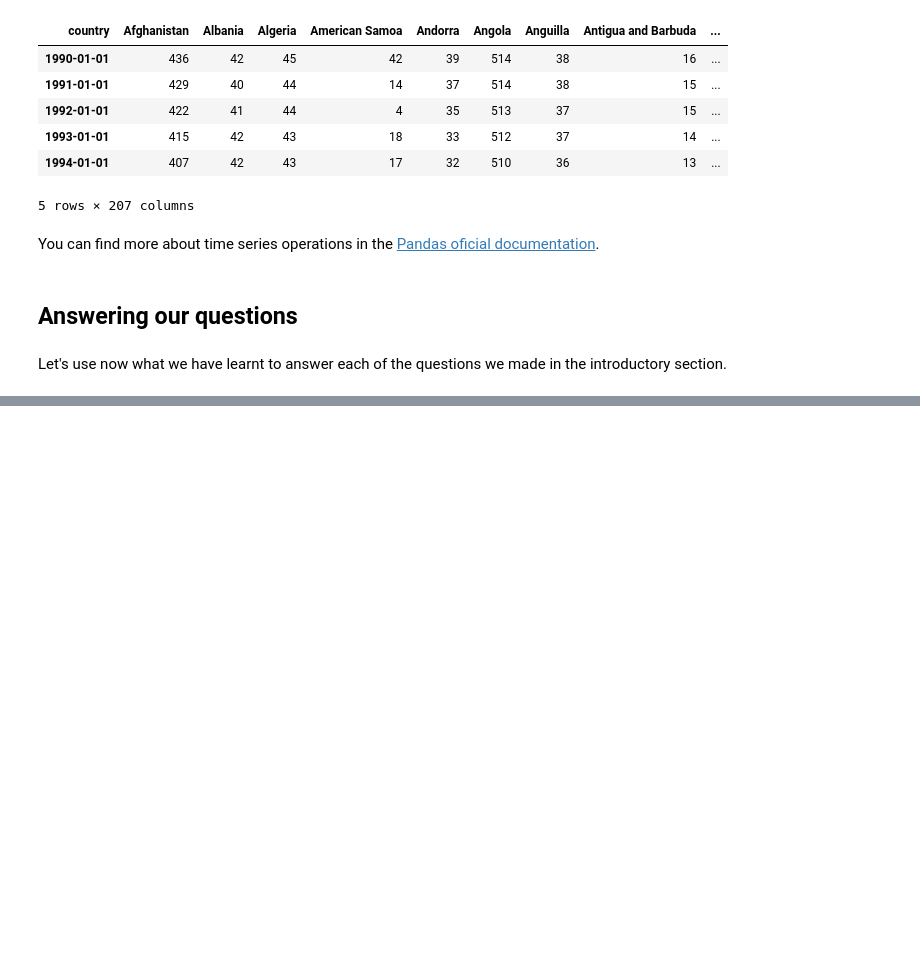
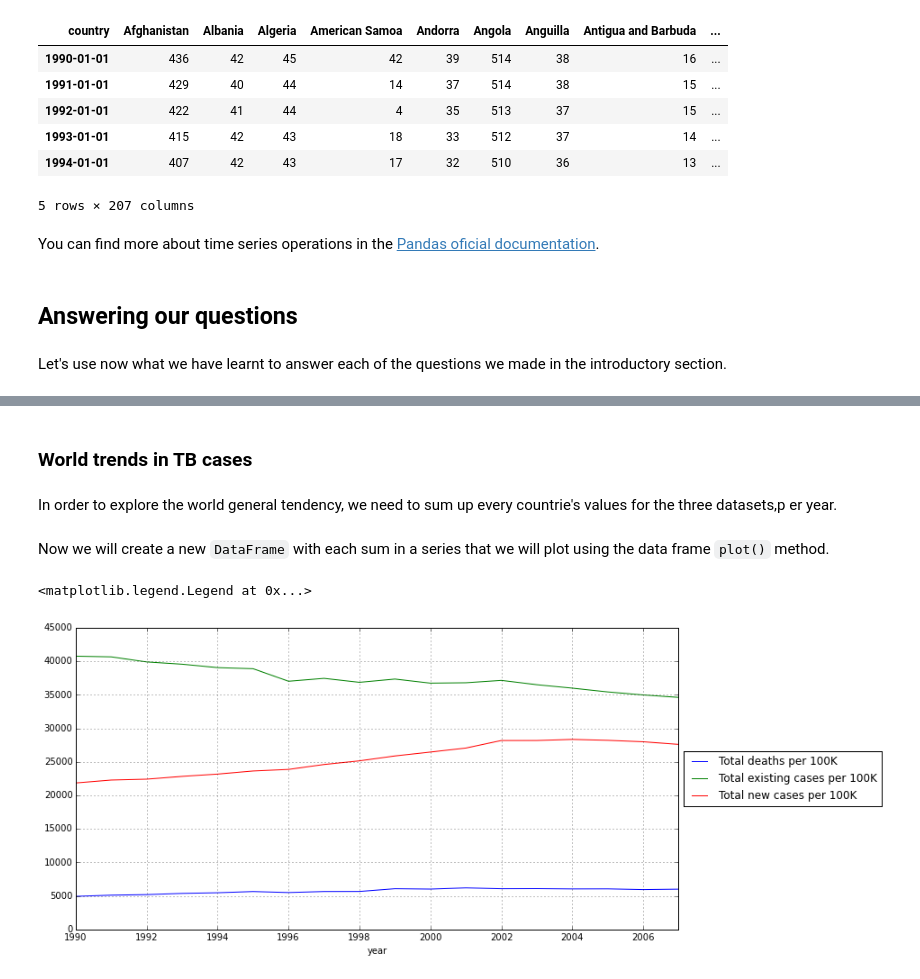
Before and after one commit to jadianes/data-science-your-way, a Jupyter notebook: data-frames/python-data-frames.ipynb, the cells around one changed output, grey strips where cells are left out. Drawn from its saved outputs; the diff is of its cells as text; code cells hidden in the pictures; blank space fills up the shorter version.

```diff
--- a/data-frames/python-data-frames.ipynb
+++ b/data-frames/python-data-frames.ipynb
@@ -636,0 +641,20 @@ dtype: int64
+# %% [markdown]
+### World trends in TB cases
+# %% [markdown]
+In order to explore the world general tendency, we need to sum up every countrie's values for the three datasets,p er year.
+# %%
+deaths_total_per_year_df = deaths_df.sum(axis=1)
+existing_total_per_year_df = existing_df.sum(axis=1)
+new_total_per_year_df = new_df.sum(axis=1)
+# %% [markdown]
+Now we will create a new `DataFrame` with each sum in a series that we will plot using the data frame `plot()` method.
+# %%
+world_trends_df = pd.DataFrame({'Total deaths per 100K' : deaths_total_per_year_df,
+                       'Total existing cases per 100K' : existing_total_per_year_df,
+                       'Total new cases per 100K' : new_total_per_year_df},
+                       index=deaths_total_per_year_df.index)
+# %%
+world_trends_df.plot(figsize=(12,6)).legend(loc='center left', bbox_to_anchor=(1, 0.5))
+# %% [output]
+<matplotlib.legend.Legend at 0x...>
+[figure, added]
```
Also changed, not shown: parts of 49 cells of this notebook, 1 other file.
